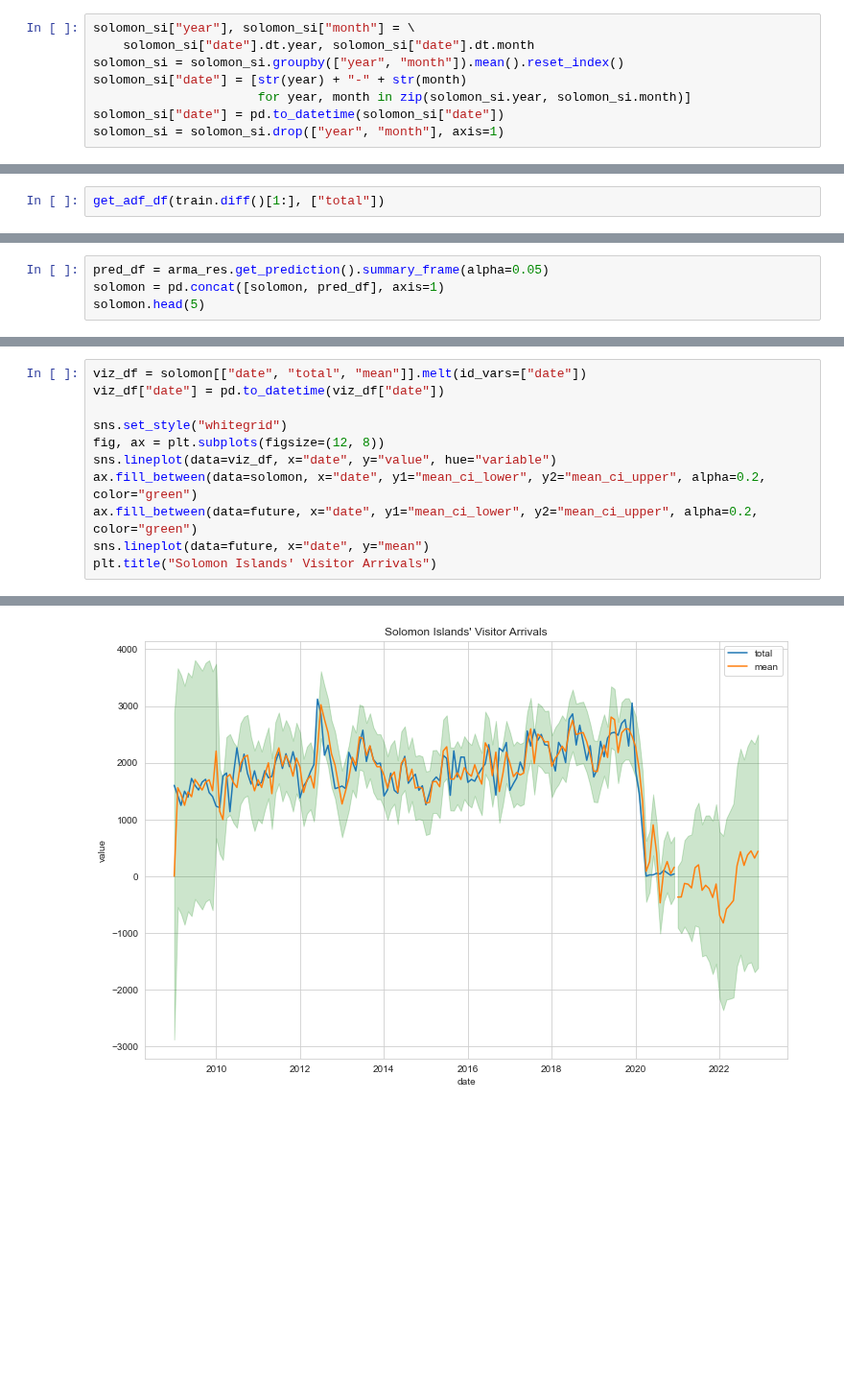
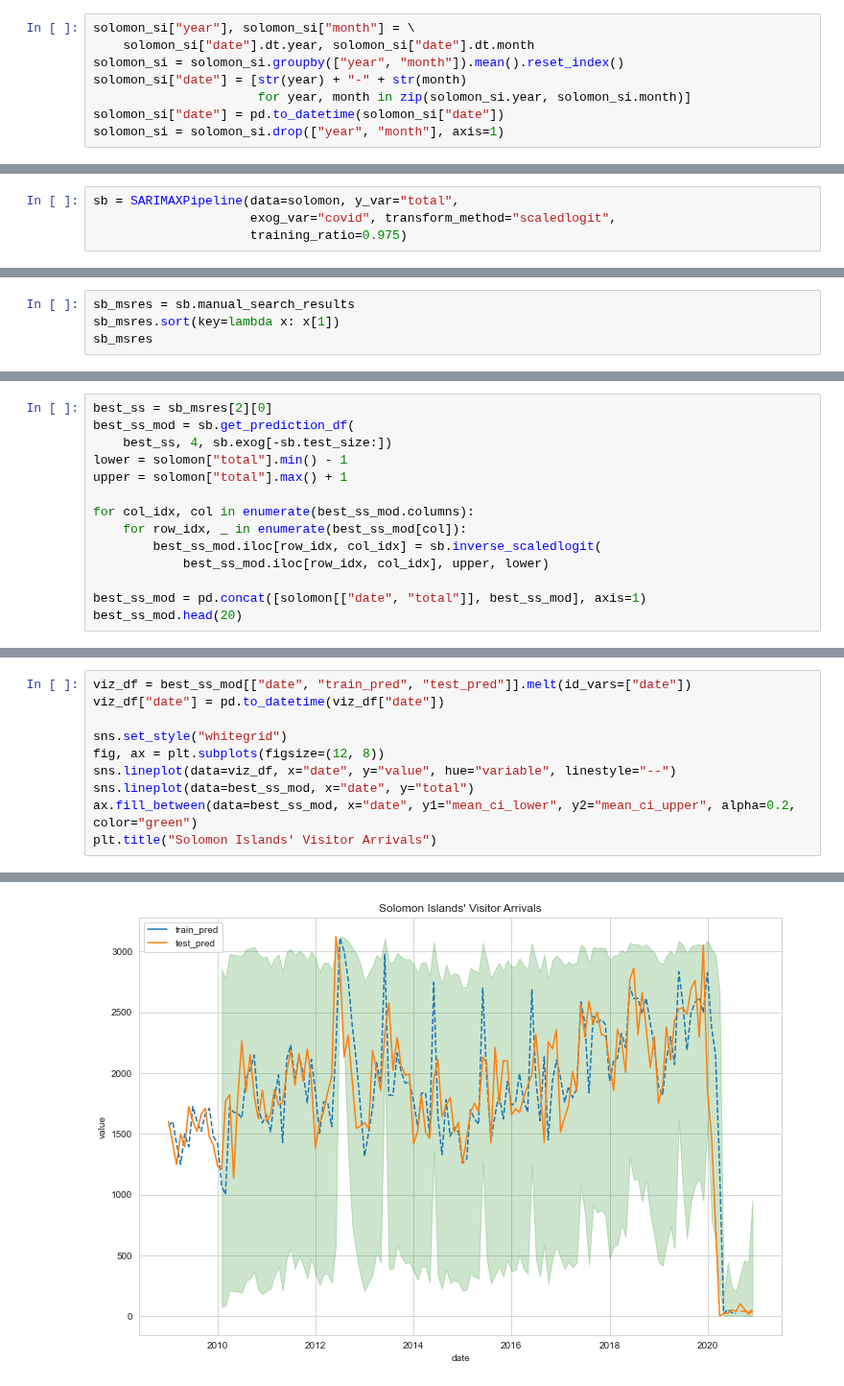
Before and after one commit to worldbank/pacific-observatory, a Jupyter notebook: scripts/notebooks/Tourism/modelling/solomon_islands.ipynb, the cells around one changed output, grey strips where cells are left out. Shown at 96% size. Cells and saved outputs as stored; diff of their text form; blank space fills up the shorter version.

```diff
--- a/scripts/notebooks/Tourism/modelling/solomon_islands.ipynb
+++ b/scripts/notebooks/Tourism/modelling/solomon_islands.ipynb
@@ -102,3 +100,5 @@ train size : 129, test_size : 15
 # %%
-get_adf_df(train.diff()[1:], ["total"])
+sb = SARIMAXPipeline(data=solomon, y_var="total",
+                     exog_var="covid", transform_method="scaledlogit",
+                     training_ratio=0.975)
 # %% [output]
@@ -174,4 +138,0 @@ Warnings:
-# %%
-pred_df = arma_res.get_prediction().summary_frame(alpha=0.05)
-solomon = pd.concat([solomon, pred_df], axis=1)
-solomon.head(5)
@@ -196,0 +299,4 @@ future.head(5)
+# %%
+sb_msres = sb.manual_search_results
+sb_msres.sort(key=lambda x: x[1])
+sb_msres
@@ -196,0 +489,14 @@ future.head(5)
+# %%
+best_ss = sb_msres[2][0]
+best_ss_mod = sb.get_prediction_df(
+    best_ss, 4, sb.exog[-sb.test_size:])
+lower = solomon["total"].min() - 1
+upper = solomon["total"].max() + 1
+
+for col_idx, col in enumerate(best_ss_mod.columns):
+    for row_idx, _ in enumerate(best_ss_mod[col]):
+        best_ss_mod.iloc[row_idx, col_idx] = sb.inverse_scaledlogit(
+            best_ss_mod.iloc[row_idx, col_idx], upper, lower)
+
+best_ss_mod = pd.concat([solomon[["date", "total"]], best_ss_mod], axis=1)
+best_ss_mod.head(20)
@@ -197,14 +521,13 @@ future.head(5)
 # %%
-viz_df = solomon[["date", "total", "mean"]].melt(id_vars=["date"])
+viz_df = best_ss_mod[["date", "train_pred", "test_pred"]].melt(id_vars=["date"])
 viz_df["date"] = pd.to_datetime(viz_df["date"])
 
 sns.set_style("whitegrid")
 fig, ax = plt.subplots(figsize=(12, 8))
-sns.lineplot(data=viz_df, x="date", y="value", hue="variable")
-ax.fill_between(data=solomon, x="date", y1="mean_ci_lower", y2="mean_ci_upper", alpha=0.2, color="green")
-ax.fill_between(data=future, x="date", y1="mean_ci_lower", y2="mean_ci_upper", alpha=0.2, color="green")
-sns.lineplot(data=future, x="date", y="mean")
+sns.lineplot(data=viz_df, x="date", y="value", hue="variable", linestyle="--")
+sns.lineplot(data=best_ss_mod, x="date", y="total")
+ax.fill_between(data=best_ss_mod, x="date", y1="mean_ci_lower", y2="mean_ci_upper", alpha=0.2, color="green")
 plt.title("Solomon Islands' Visitor Arrivals")
 # %% [output]
 Text(0.5, 1.0, "Solomon Islands' Visitor Arrivals")
-[figure, old version]
+[figure, new version]
```
Also changed, not shown: parts of 29 cells of this notebook, 3 other files.
